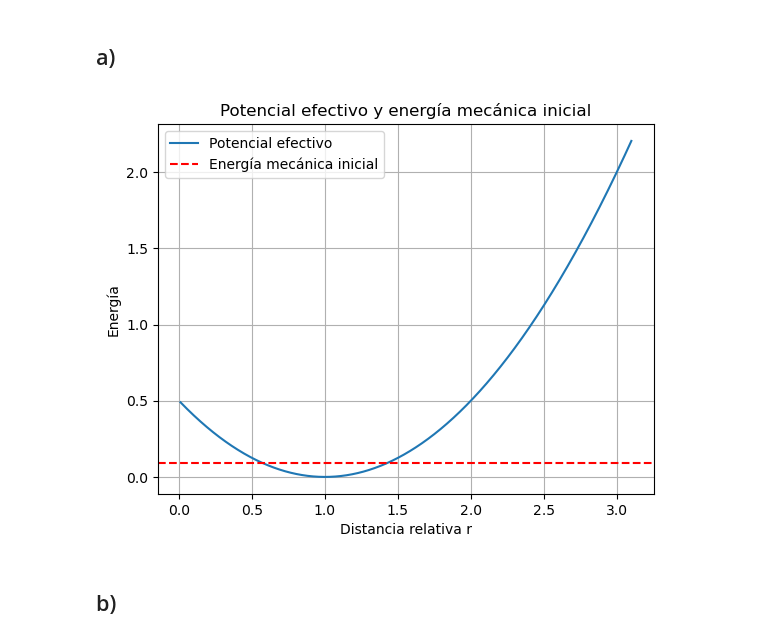
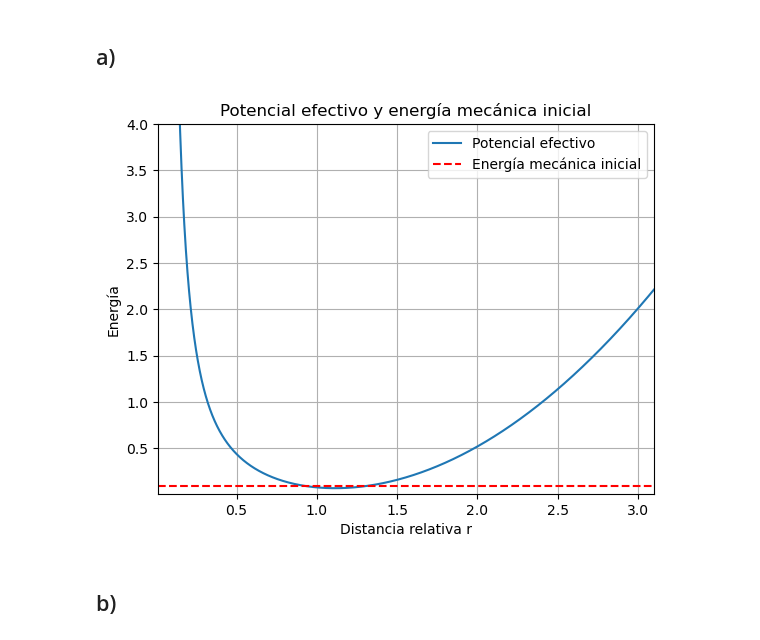
Before and after one commit to apareram/f-sica-computacional, a Jupyter notebook: e1/Parcial1_FC_XimenaLorenzoAlberto.ipynb, the cells around one changed output. Saved outputs shown, nothing was run; the diff lists cells and outputs as text; code cells hidden in the pictures.

Commit message:
momento angula inicial

```diff
--- a/e1/Parcial1_FC_XimenaLorenzoAlberto.ipynb
+++ b/e1/Parcial1_FC_XimenaLorenzoAlberto.ipynb
@@ -26,33 +28,51 @@ def momento_angular(u, r):
     V = np.array([u[:,1] - u[:,5], u[:,3] - u[:,7]])
     momento_angular = np.cross(r, V, axis=0)
     return momento_angular
+# %%
+def momento_angular_inicial(x0_1, y0_1, v0x_1, v0y_1, x0_2, y0_2, v0x_2, v0y_2):
+    r1 = np.array([x0_1, y0_1])
+    r2 = np.array([x0_2, y0_2])
+    v1 = np.array([v0x_1, v0y_1])
+    v2 = np.array([v0x_2, v0y_2])
+    delta_r = r1 - r2
+    delta_v = v1 - v2
+    l_inicial = np.cross(delta_r, delta_v)
+    return l_inicial
 # %%
 def potEf(momento_angular, r):
     U = 0.5 * w * (r - l0)**2
     V = (momento_angular**2) / (2 * r**2)
     return U + V
+# %%
+def potEf_bien(momento_angular_inicial, r, mu):
+    U = 0.5 * w * (r - l0)**2
+    V = (momento_angular_inicial**2) / (2 * mu * r**2)
+    return U + V
 # %%
 def energia_mecanica_inicial(x0_1, y0_1, x0_2, y0_2, v0x_1, v0y_1, v0x_2, v0y_2, w, l0, r_inicial):
     E_mec_inicial = 0.5 * (v0x_1**2 + v0y_1**2 + v0x_2**2 + v0y_2**2) + 0.5 * w * (r_inicial - l0)**2
     return E_mec_inicial
 # %%
 E_mec_inicial = energia_mecanica_inicial(x0_1, y0_1, x0_2, y0_2, v0x_1, v0y_1, v0x_2, v0y_2, w, l0, r_inicial)
+l_inicial = momento_angular_inicial(x0_1, y0_1, v0x_1, v0y_1, x0_2, y0_2, v0x_2, v0y_2)
 # %%
 r_range = np.linspace(0.01, 3.1, 2500)
 momento_angular_range = np.zeros_like(r_range)  # Asumir momento angular cero para simplificar
-U_ef = potEf(momento_angular_range, r_range)
+U_ef = potEf_bien(l_inicial, r_range, mu)
 # %%
 # Graficar el potencial efectivo y la energía mecánica inicial
 plt.plot(r_range, U_ef, label='Potencial efectivo')
 plt.axhline(y=E_mec_inicial, color='r', linestyle='--', label='Energía mecánica inicial')
 plt.xlabel('Distancia relativa r')
 plt.ylabel('Energía')
 plt.title('Potencial efectivo y energía mecánica inicial')
+plt.xlim(0.01, 3.1)
+plt.ylim(0.01, 4)
 plt.legend()
 plt.grid(True)
 plt.show()
 # %% [output]
-[figure, old version]
+[figure, new version]
 # %% [markdown]
 ## b)
 # %% [markdown]
```
Also changed, not shown: parts of 1 cell of this notebook, 1 other file.
